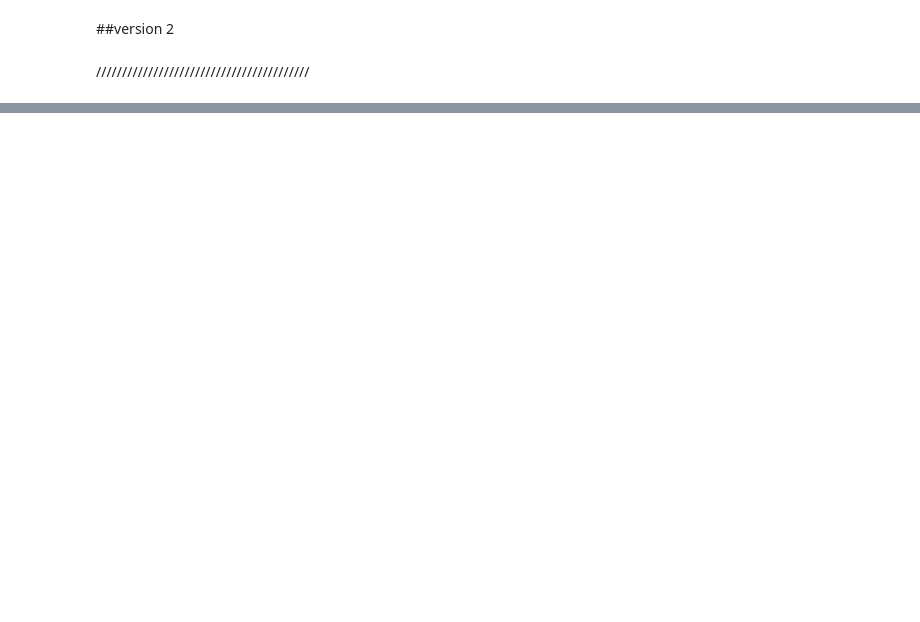
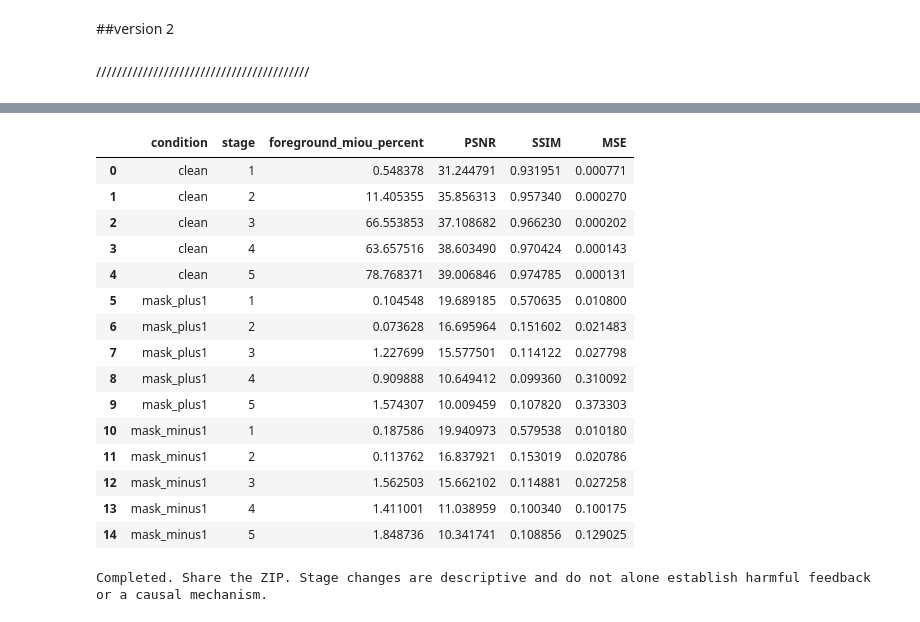
Before and after one commit to arnavnigam31/arnavnigam31, a Jupyter notebook: notebook07ae27ec2e.ipynb, the cells around one changed output, grey strips where cells are left out. Cells and saved outputs as stored; diff of their text form; code cells hidden in the pictures; blank space fills up the shorter version.

```diff
--- a/notebook07ae27ec2e.ipynb
+++ b/notebook07ae27ec2e.ipynb
@@ -3028,0 +2738,9 @@ New AMP skips: 5
+# %%
+NAME='epoch278_validation_audit_'+datetime.datetime.now().strftime('%Y%m%d_%H%M%S_%f')
+RUN=WORK/NAME
+subprocess.run([sys.executable,'test.py','--data_root',str(DATA),
+    '--transpose_image','--eval_split','val','--pretrained_model_path',str(CHECKPOINT),
+    '--outf',str(WORK),'--name',NAME,'--workers','0','--save_segmentation'],
+    cwd=CODE,check=True)
+OUT=RUN/'evaluation_val'
+print('Evaluation complete:',OUT)
@@ -3028,0 +4223,11 @@ New AMP skips: 5
+# %%
+import statistics
+records=[json.loads(p.read_text()) for p in sorted((CONT410_RUN/'result').glob('*_training.json'))]
+assert [r['epoch'] for r in records]==list(range(411,501)),'The run has not completed90 new epochs.'
+for start,end in [(411,425),(426,450),(451,475),(476,500)]:
+    values=[100*r['val_foreground_miou_all22'] for r in records if start<=r['epoch']<=end]
+    print(f'Epochs{start}-{end}: mean mIoU={statistics.mean(values):.2f}%, std={statistics.pstdev(values):.2f} points')
+print('Final:',json.dumps(records[-1],indent=2))
+print('New successful updates:',sum(r['optimizer_updates'] for r in records))
+print('New AMP skips:',sum(r['amp_skipped_updates'] for r in records))
+print('The500-epoch reference schedule is complete. Download the final ZIP; do not run the test split yet.')
@@ -3028,0 +4318,9 @@ New AMP skips: 5
+# %%
+NAME='epoch441_validation_audit_'+datetime.datetime.now().strftime('%Y%m%d_%H%M%S_%f')
+RUN=WORK/NAME
+subprocess.run([sys.executable,'test.py','--data_root',str(DATA),
+    '--transpose_image','--eval_split','val','--pretrained_model_path',str(CHECKPOINT),
+    '--outf',str(WORK),'--name',NAME,'--workers','0','--save_segmentation'],
+    cwd=CODE,check=True)
+OUT=RUN/'evaluation_val'
+print('Evaluation complete:',OUT)
@@ -3028,0 +4572,27 @@ New AMP skips: 5
+# %%
+import pandas as pd
+manifest=json.loads((RUN/'results/experiment.json').read_text())
+assert manifest['status']=='completed','Partial run: share the ZIP and error.'
+assert json.loads((RUN/'results/clean_equivalence.json').read_text())['passed']
+summary=pd.read_csv(RUN/'results/stage_summary.csv')
+summary['foreground_miou_percent']=100*summary['foreground_miou_all22']
+display(summary[['condition','stage','foreground_miou_percent','PSNR','SSIM','MSE']])
+print('Completed. Share the ZIP. Stage changes are descriptive and do not alone establish harmful feedback or a causal mechanism.')
+# %% [output]
+|  | condition | stage | foreground_miou_percent | PSNR | SSIM | MSE |
+| 0 | clean | 1 | 0.548378 | 31.244791 | 0.931951 | 0.000771 |
+| 1 | clean | 2 | 11.405355 | 35.856313 | 0.957340 | 0.000270 |
+| 2 | clean | 3 | 66.553853 | 37.108682 | 0.966230 | 0.000202 |
+| 3 | clean | 4 | 63.657516 | 38.603490 | 0.970424 | 0.000143 |
+| 4 | clean | 5 | 78.768371 | 39.006846 | 0.974785 | 0.000131 |
+| 5 | mask_plus1 | 1 | 0.104548 | 19.689185 | 0.570635 | 0.010800 |
+| 6 | mask_plus1 | 2 | 0.073628 | 16.695964 | 0.151602 | 0.021483 |
+| 7 | mask_plus1 | 3 | 1.227699 | 15.577501 | 0.114122 | 0.027798 |
+| 8 | mask_plus1 | 4 | 0.909888 | 10.649412 | 0.099360 | 0.310092 |
+| 9 | mask_plus1 | 5 | 1.574307 | 10.009459 | 0.107820 | 0.373303 |
+| 10 | mask_minus1 | 1 | 0.187586 | 19.940973 | 0.579538 | 0.010180 |
+| 11 | mask_minus1 | 2 | 0.113762 | 16.837921 | 0.153019 | 0.020786 |
+| 12 | mask_minus1 | 3 | 1.562503 | 15.662102 | 0.114881 | 0.027258 |
+| 13 | mask_minus1 | 4 | 1.411001 | 11.038959 | 0.100340 | 0.100175 |
+| 14 | mask_minus1 | 5 | 1.848736 | 10.341741 | 0.108856 | 0.129025 |
+Completed. Share the ZIP. Stage changes are descriptive and do not alone establish harmful feedback or a causal mechanism.
```
Also changed, not shown: parts of 58 cells of this notebook.
